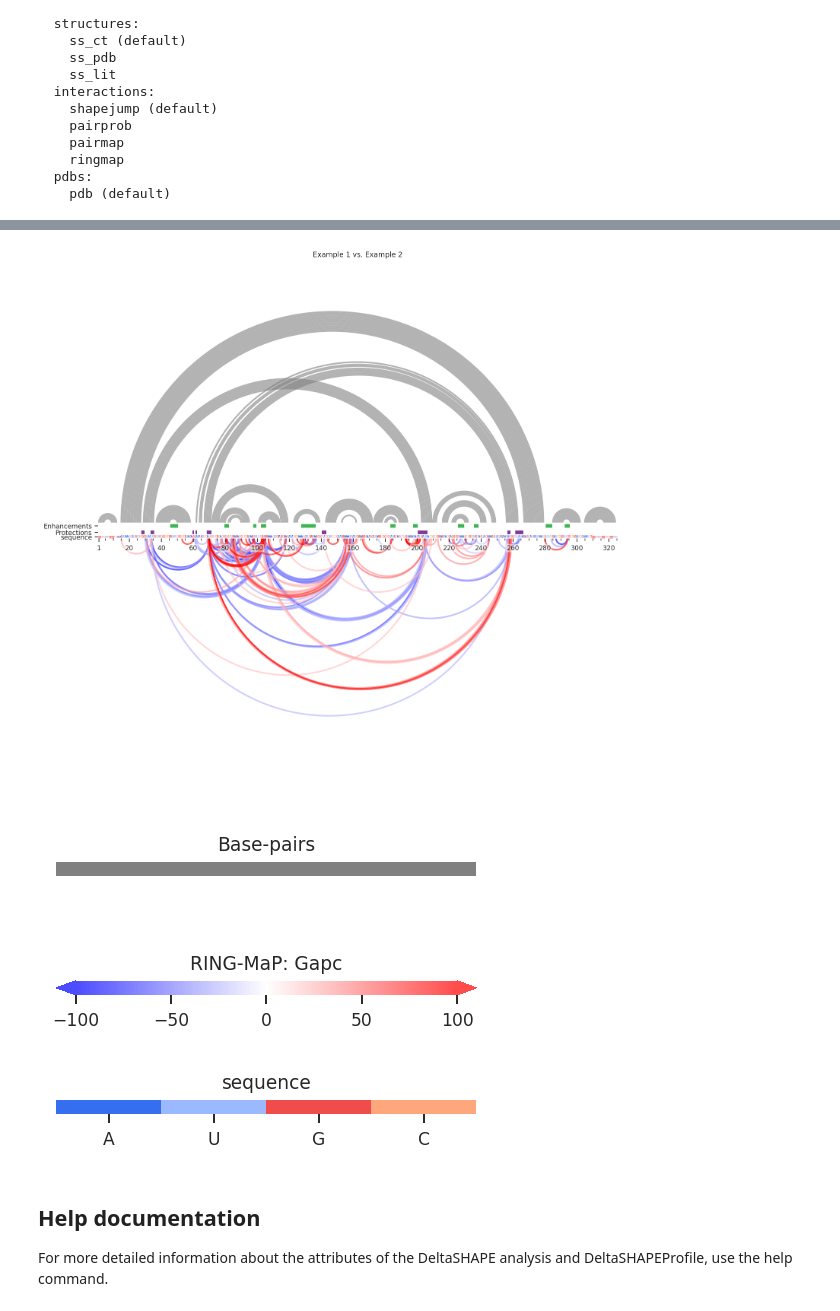
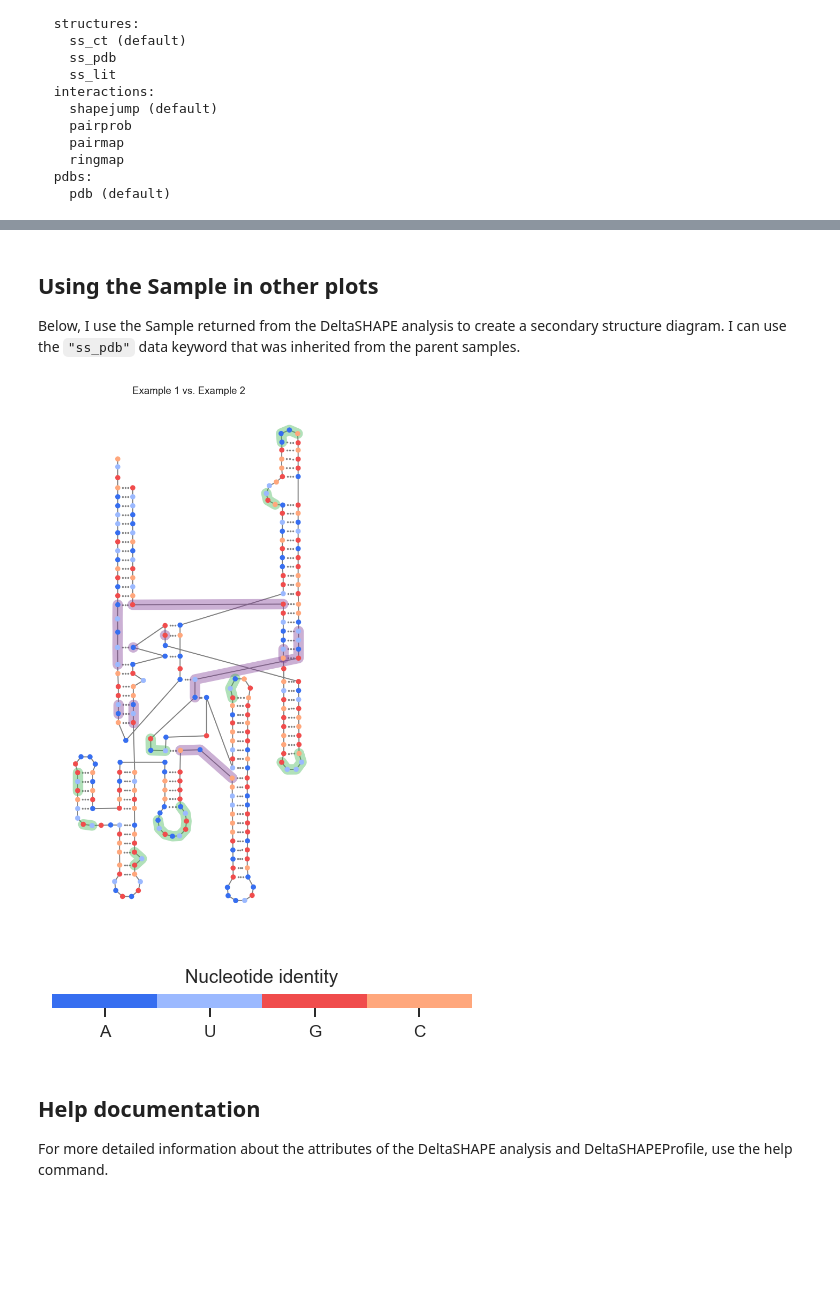
Before and after one commit to Weeks-UNC/RNAvigate, a Jupyter notebook: docs/source/analysis_options/deltashape.ipynb, the cells around one changed output, grey strips where cells are left out. Saved outputs shown, nothing was run; the diff lists cells and outputs as text; code cells hidden in the pictures; blank space fills up the shorter version.

```diff
--- a/docs/source/analysis_options/deltashape.ipynb
+++ b/docs/source/analysis_options/deltashape.ipynb
@@ -123,15 +108,18 @@ samples.
+# %% [markdown]
+Using the Sample in other plots
+-------------------------------
+
+Below, I use the Sample returned from the DeltaSHAPE analysis to create a secondary structure diagram.
+I can use the `"ss_pdb"` data keyword that was inherited from the parent samples.
 # %%
-plot = rnav.plot_arcs(
+plot = rnav.plot_ss(
     samples=[delta12],
-    sequence='shapemap',
-    profile_scale_factor=10,
-    structure='ss_ct',
-    interactions='ringmap',
-    annotations=['protections', 'enhancements']
+    structure="ss_pdb",
+    annotations=["protections", "enhancements"],
 )
 # %% [output]
-[figure, old version]
+[figure, new version]
-[figure, old version]
+[figure, new version]
 # %% [markdown]
 Help documentation
 ------------------
```
Also changed, not shown: parts of 2 cells of this notebook, 19 other files.
